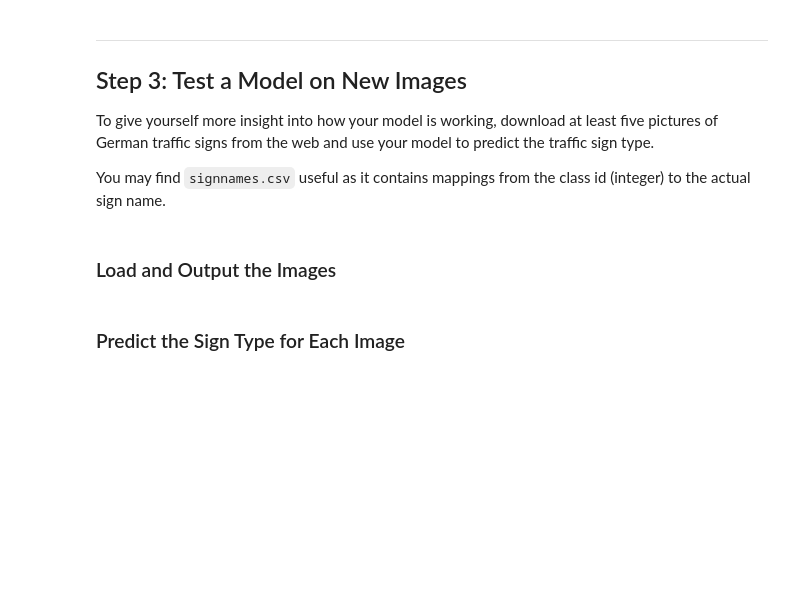
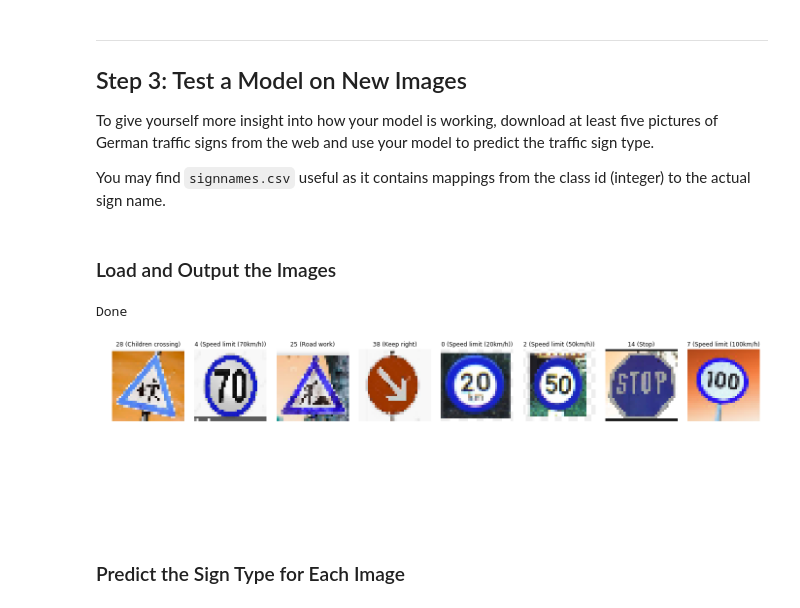
Before and after one commit to Shivam-Bhardwaj/TrafficSignDetector-TensorFlow, a Jupyter notebook: Traffic_Sign_Classifier.ipynb, the cells around one changed output. Saved outputs shown, nothing was run; the diff lists cells and outputs as text; code cells hidden in the pictures; blank space fills up the shorter version.

```diff
--- a/Traffic_Sign_Classifier.ipynb
+++ b/Traffic_Sign_Classifier.ipynb
@@ -441,49 +476,39 @@ You may find `signnames.csv` useful as it contains mappings from the class id (i
 # %%
 ### Load the images and plot them here.
 ### Feel free to use as many code cells as needed.
 
 import numpy as np
 import matplotlib.pyplot as plt
 import matplotlib.image as mpimg
 import cv2
 import glob
 
 traffic_signs_data_folder = 'test_data/'
 
 my_X_test = []
 my_Y_test = []
-# for image_file in glob.glob(traffic_signs_data_folder + "*.png"):
-#     image = np.array(mpimg.imread(image_file))
-#     image = cv2.resize(image, (32, 32))
-#     try:
-#     #if (True):
-#         # the label is encoded into the first two characters of the file names
-#         label_str = image_file[len(traffic_signs_data_folder):][:2]
-#         label = int(label_str)
-#         my_X_test.append(image)
-#         my_Y_test.append(label)
-#     except  Exception:
-#         print ('Ignoring image {}'.format(image_file))
 
-# img=glob.glob(traffic_signs_data_folder + "*.png")
+for image_file in glob.glob(traffic_signs_data_folder + "*.png"):
+    img = cv2.imread(image_file)
+    img = cv2.resize(img, (32, 32))
 
-# img = cv2.imread('test_data/07.png')
-# img = cv2.imread('test_data/07.png')
-img = np.array(mpimg.imread('test_data/02.png'))
-cv2.imshow('image',img)
-# cv2.waitKey(0)
-# cv2.destroyAllWindows()
-img = cv2.resize(img, (100, 100))
-img = cv2.resize(img, (32, 32))
-label_str = image_file[len(traffic_signs_data_folder):][:2]
-label = int(label_str)
-my_X_test.append(img)
-my_Y_test.append(label)
+    try:
+        if (True):
+        # the label is encoded into the first two characters of the file names
+            label_str = image_file[len(traffic_signs_data_folder):][:2]
+            label = int(label_str)
+            my_X_test.append(img)
+            my_Y_test.append(label)
+    except  Exception:
+        print ('Ignoring image {}'.format(image_file))
 
 
 visualizeImages(my_X_test, my_Y_test)
 
 print ('Done')
+# %% [output]
+Done
+[figure, added]
 # %% [markdown]
 ### Predict the Sign Type for Each Image
 # %%
```
Also changed, not shown: parts of 15 cells of this notebook, 16 other files.
